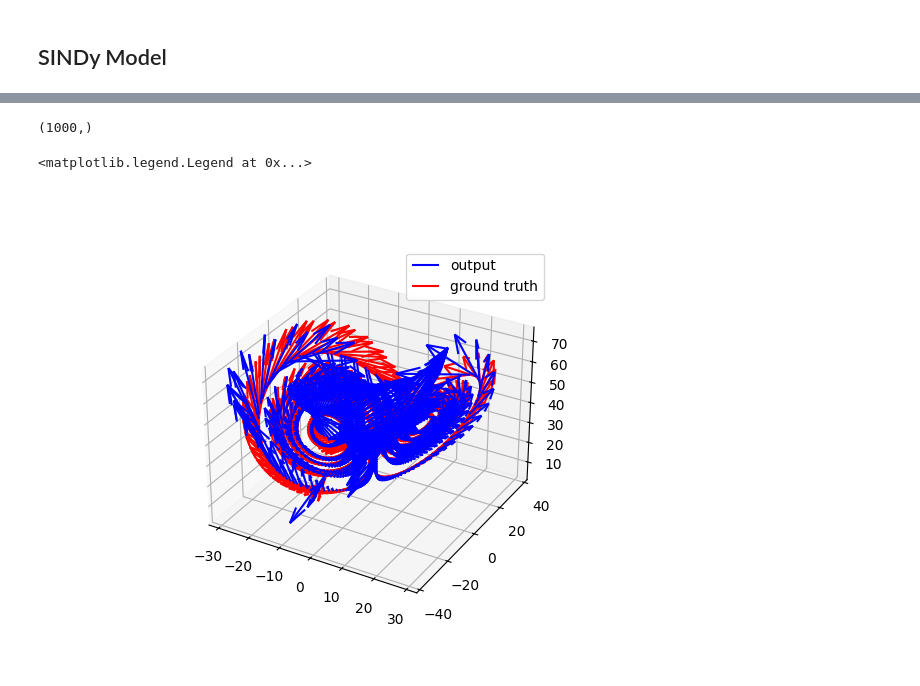
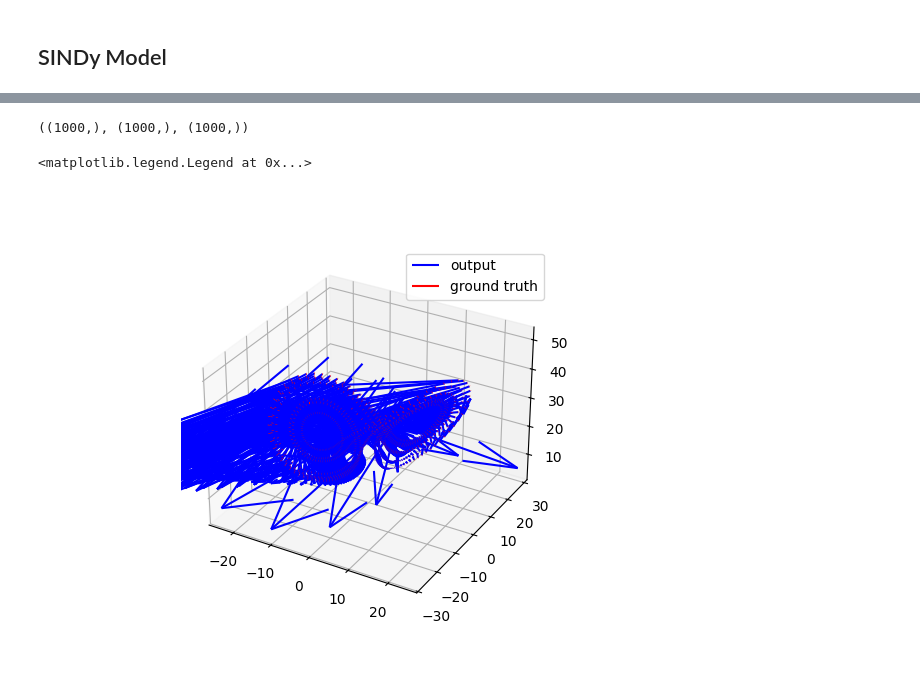
Before and after one commit to timonpalm/SINDy-Net, a Jupyter notebook: experimental.ipynb, the cells around one changed output, grey strips where cells are left out. Cells and saved outputs as stored; diff of their text form; code cells hidden in the pictures.

```diff
--- a/experimental.ipynb
+++ b/experimental.ipynb
@@ -176,6 +217,6 @@ def poly_expansion(X: np.array, max_deg=3):
 
     return X_poly, idx
 # %%
-X_poly, idx = poly_expansion(xyz, max_deg=3)
-X_poly.shape, idx
+X_poly, idx = poly_expansion(xyz, max_deg=5)
+X_poly.shape
 # %% [output]
@@ -212,7 +237,7 @@ class sindy_model(torch.nn.Module):
 
     def run(self, X):
         with torch.no_grad():
-            out = self.linear(X).detach().numpy()
+            out = self.linear(X).detach().numpy().T
         return out
 
     # thetaX: t x p x poly_dim
@@ -227,8 +252,9 @@ def lasso(model: sindy_model, model_out: torch.tensor, gt: torch.tensor):
 
     model_param = list(model.parameters())
 
-    l2 = torch.sqrt(torch.sum((model_out - gt)**2))
-    l1 = model.sparsity_factor * torch.sum(torch.abs(model_param[0]))
+    #l2 = np.linalg.norm(model_out - gt, )
+    l2 = torch.mean(1/len(model_out) * torch.sqrt(torch.sum(torch.square(model_out - gt), axis=0)))
+    l1 = model.sparsity_factor * torch.sum(torch.sum(torch.abs(model_param[0]), axis=-1) / len(model_param[0]))
 
     return l2 + l1, l2
 # %%
@@ -251,10 +277,10 @@ def train(model: torch.nn.Module, X: torch.tensor, gt: torch.tensor, epochs=100,
 
     return losses
 # %%
-model = sindy_model(X_poly.shape[-1], sparsity_factor=2)
+model = sindy_model(X_poly.shape[0], sparsity_factor=40)
 
-X_in = torch.tensor(X_poly, dtype=torch.float32)
-gt = torch.tensor(dxyz, dtype=torch.float32)
+X_in = torch.tensor(X_poly, dtype=torch.float32).T
+gt = torch.tensor(dxyz, dtype=torch.float32).T
 
 loss = train(model, X_in, gt, epochs=200)
 # %%
@@ -324,35 +387,35 @@ out.shape, xyz.shape, dxyz.shape
+# %%
+xyz[0].shape, out[0].shape, dxyz[0].shape
+# %% [output]
+((1000,), (1000,), (1000,))
 # %%
 from mpl_toolkits.mplot3d import axes3d
 
 fig = plt.figure()
 ax = fig.add_subplot(projection="3d")
 
-x = xyz[:,:,0].squeeze()
-y = xyz[:,:,1].squeeze()
-z = xyz[:,:,2].squeeze()
+x = xyz[0]
+y = xyz[1]
+z = xyz[2]
 
-dx_out = out[:,:,0].squeeze()
-dy_out = out[:,:,1].squeeze()
-dz_out = out[:,:,2].squeeze()
+dx_out = out[0]
+dy_out = out[1]
+dz_out = out[2]
 
-dx_gt = dxyz[:,:,0].squeeze()
-dy_gt = dxyz[:,:,1].squeeze()
-dz_gt = dxyz[:,:,2].squeeze()
+dx_gt = dxyz[0]
+dy_gt = dxyz[1]
+dz_gt = dxyz[2]
 
-print(dx_out.shape)
-
-
-ax.quiver(x, y, z, dx_out, dy_out, dz_out, length=.05, color="blue", label="output")
-ax.quiver(x, y, z, dx_gt, dy_gt, dz_gt, length=.05, color="red", label="ground truth")
+ax.quiver(x, y, z, dx_out, dy_out, dz_out, length=.0005, color="blue", label="output")
+ax.quiver(x, y, z, dx_gt, dy_gt, dz_gt, length=.0005, color="red", label="ground truth")
 
 ax.set_xbound(x.min()-10,x.max()+10)
 ax.set_ybound(y.min()-10,y.max()+10)
 ax.set_zbound(z.min()-10,z.max()+10)
 
 plt.legend()
 # %% [output]
-(1000,)
+<matplotlib.legend.Legend at 0x...>
-<matplotlib.legend.Legend at 0x...>
-[figure, old version]
+[figure, new version]
 # %%
 plt.close()
```
Also changed, not shown: parts of 11 cells of this notebook.
